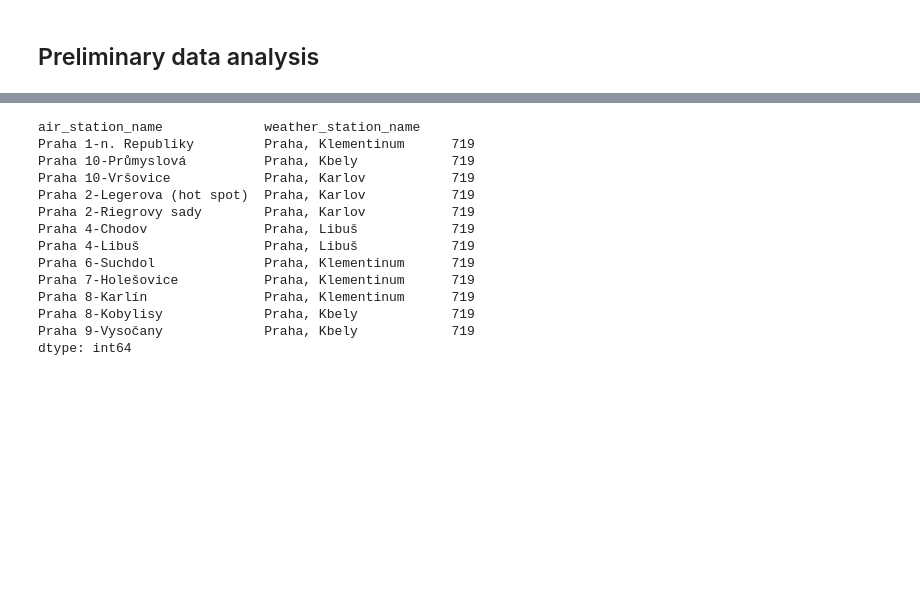
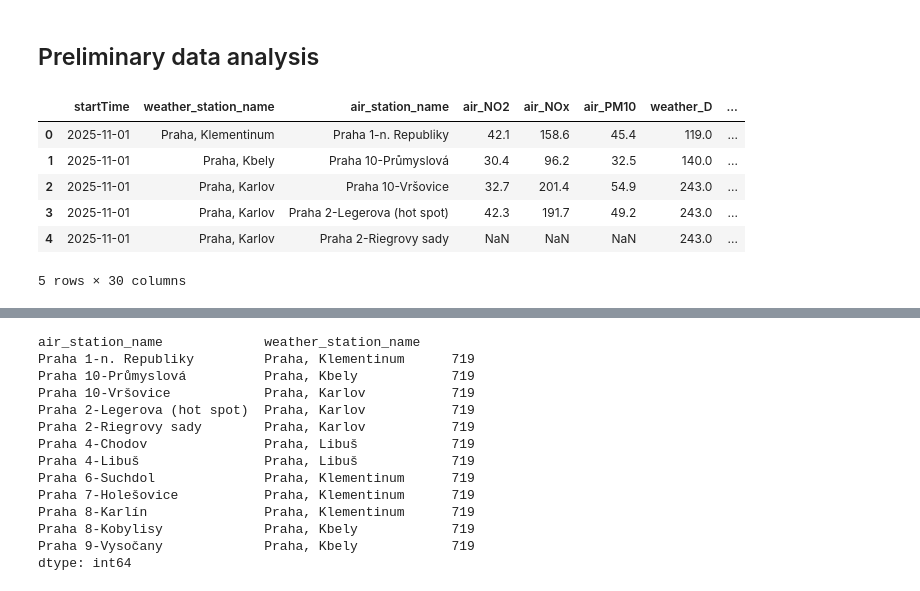
Before and after one commit to jayjay7788/Data-Processing-in-Python---Project, a Jupyter notebook: notebooks/data processing draft.ipynb, the cells around one changed output, grey strips where cells are left out. Drawn from its saved outputs; the diff is of its cells as text; code cells hidden in the pictures; blank space fills up the shorter version.

```diff
--- a/notebooks/data processing draft.ipynb
+++ b/notebooks/data processing draft.ipynb
@@ -843,33 +747,43 @@ df = df_merged.copy()
 # define column groups
 target_cols = ["air_NO2", "air_NOx", "air_PM10"]
 
 weather_cols = [
     "weather_D", "weather_Dmax", "weather_Dprum",
     "weather_F", "weather_Fmax", "weather_Fprum",
     "weather_H", "weather_P",
     "weather_SRA10M",
     "weather_T", "weather_TMA", "weather_TMI"
 ]
 
 spatial_cols = [
     "air_lon", "air_lat",
     "weather_lon", "weather_lat", "weather_alt",
     "distance_km"
 ]
 
 id_cols = [
     "startTime", "weather_station_name", "air_station_name"
 ]
 
 
 # create date variables
 df["startTime"] = pd.to_datetime(df["startTime"])
 df["hour"] = df["startTime"].dt.hour
 df["dayofweek"] = df["startTime"].dt.dayofweek
 df["is_weekend"] = df["dayofweek"].isin([5, 6]).astype(int)
 df["date"] = df["startTime"].dt.date
 df["month"] = df["startTime"].dt.month
 df["dayofyear"] = df["startTime"].dt.dayofyear
+
+df.head()
+# %% [output]
+|  | startTime | weather_station_name | air_station_name | air_NO2 | air_NOx | air_PM10 | weather_D | ... |
+| 0 | 2025-11-01 | Praha, Klementinum | Praha 1-n. Republiky | 42.1 | 158.6 | 45.4 | 119.0 | ... |
+| 1 | 2025-11-01 | Praha, Kbely | Praha 10-Průmyslová | 30.4 | 96.2 | 32.5 | 140.0 | ... |
+| 2 | 2025-11-01 | Praha, Karlov | Praha 10-Vršovice | 32.7 | 201.4 | 54.9 | 243.0 | ... |
+| 3 | 2025-11-01 | Praha, Karlov | Praha 2-Legerova (hot spot) | 42.3 | 191.7 | 49.2 | 243.0 | ... |
+| 4 | 2025-11-01 | Praha, Karlov | Praha 2-Riegrovy sady | NaN | NaN | NaN | 243.0 | ... |
+5 rows × 30 columns
 # %%
 # define numeric columns
 numeric_should_be = target_cols + weather_cols + spatial_cols
```
Also changed, not shown: parts of 19 cells of this notebook.
